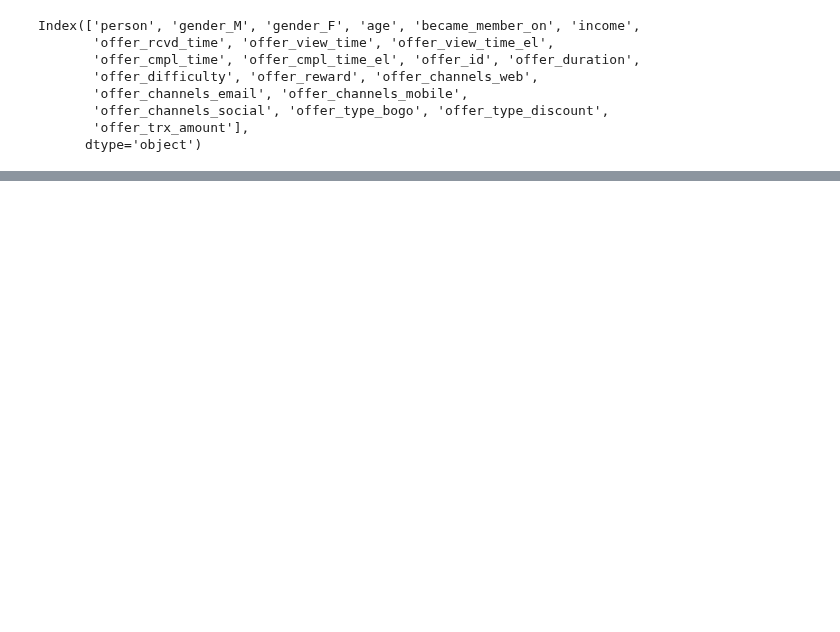
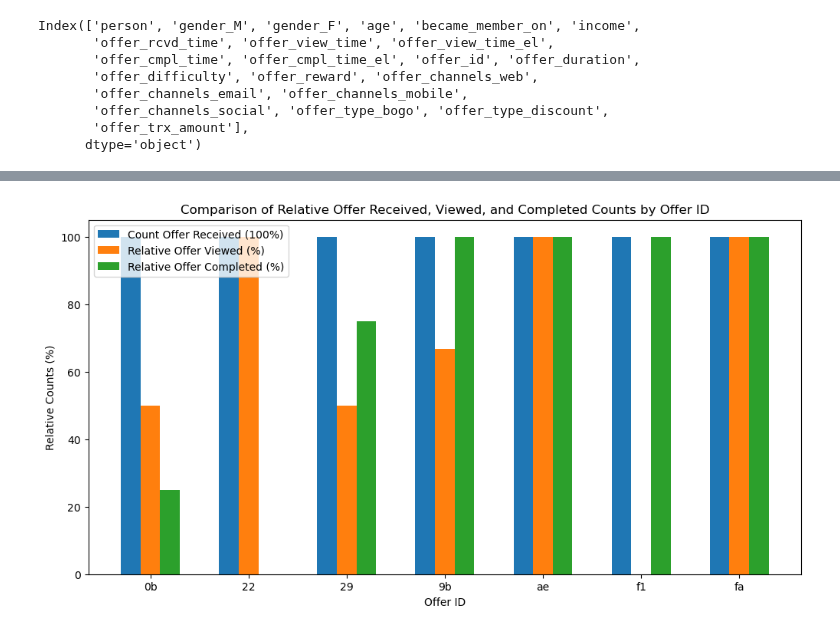
Before and after one commit to Oliver-Balb/Starbucks, a Jupyter notebook: Starbucks_Capstone_notebook.ipynb, the cells around one changed output, grey strips where cells are left out. Cells and saved outputs as stored; diff of their text form; code cells hidden in the pictures; blank space fills up the shorter version.

```diff
--- a/Starbucks_Capstone_notebook.ipynb
+++ b/Starbucks_Capstone_notebook.ipynb
@@ -635,0 +729,30 @@ offer_agg.to_excel(f'../misc/offer_agg-{datetime.datetime.now().strftime("%d%m%y
+# %%
+# Calculate relative values where count_offer_rcvd is 100%
+result['relative_offer_view'] = (result['count_offer_view'] / result['count_offer_rcvd']) * 100
+result['relative_offer_cmpl'] = (result['count_offer_cmpl'] / result['count_offer_rcvd']) * 100
+
+# Set the figure size
+plt.figure(figsize=(12, 6))
+
+# Set the positions and width for the bars
+positions = range(len(result))
+width = 0.2
+
+# Plot the bars
+plt.bar(positions, [100] * len(result), width=width, label='Count Offer Received (100%)')
+plt.bar([p + width for p in positions], result['relative_offer_view'], width=width, label='Relative Offer Viewed (%)')
+plt.bar([p + width * 2 for p in positions], result['relative_offer_cmpl'], width=width, label='Relative Offer Completed (%)')
+
+# Set the x-axis labels and positions
+plt.xlabel('Offer ID')
+plt.ylabel('Relative Counts (%)')
+plt.title('Comparison of Relative Offer Received, Viewed, and Completed Counts by Offer ID')
+plt.xticks([p + width for p in positions], result['offer_id'].str[:2])
+
+# Add legend
+plt.legend()
+
+# Show the plot
+plt.show()
+# %% [output]
+[figure, added]
```
Also changed, not shown: parts of 9 cells of this notebook, 1 other file.
